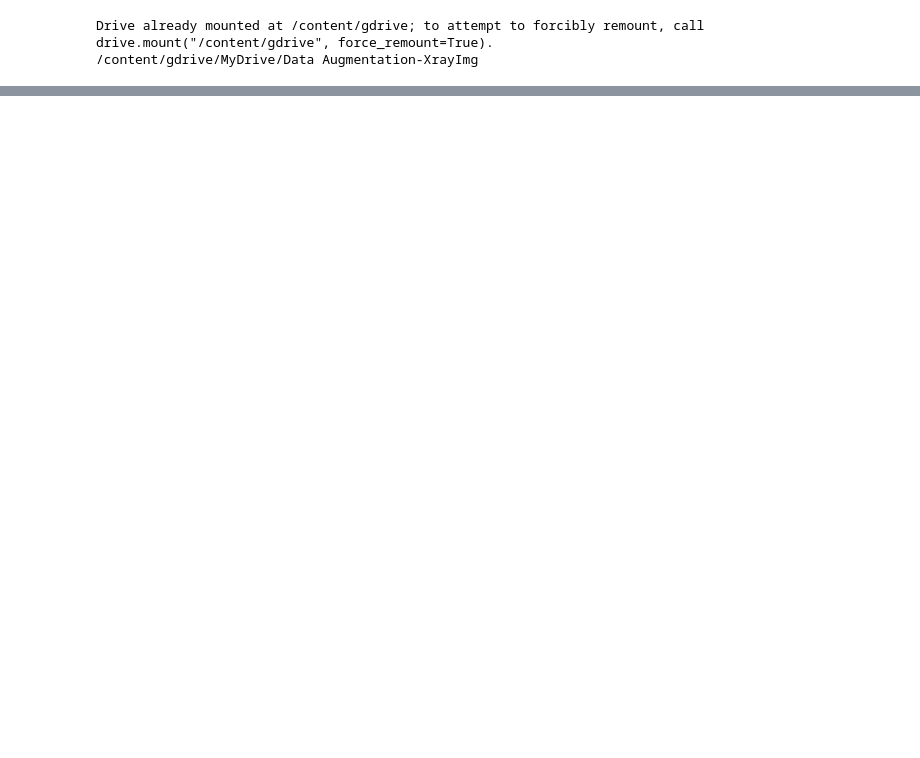
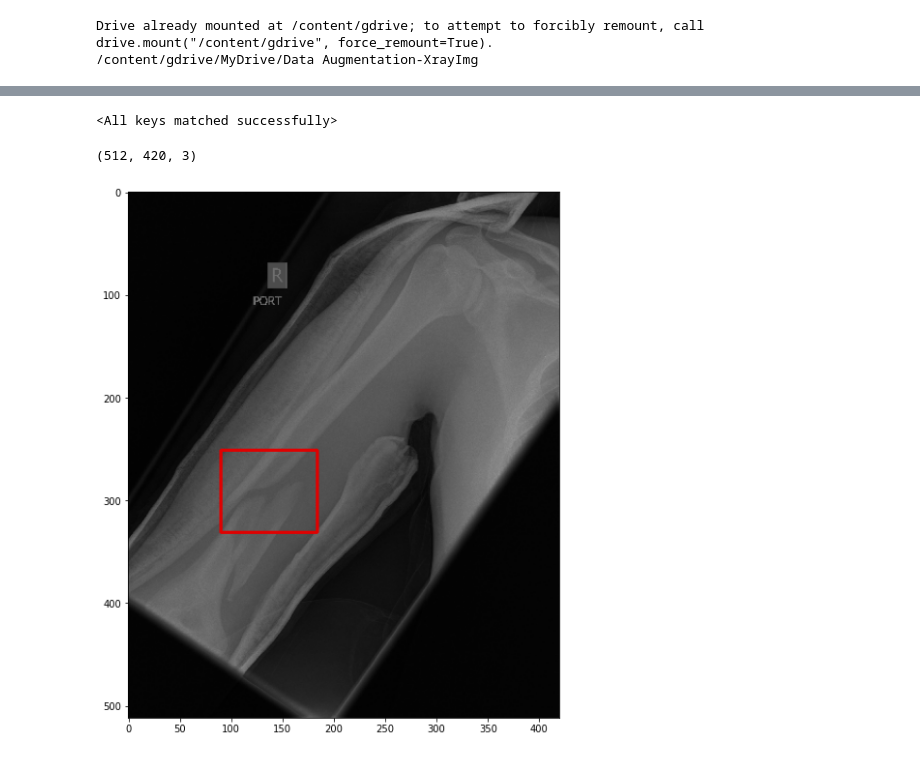
Before and after one commit to manhph2211/Bone-Fracture-Detection, a Jupyter notebook: src/mura/end2end/e2e_torchvision.ipynb, the cells around one changed output, grey strips where cells are left out. Cells and saved outputs as stored; diff of their text form; code cells hidden in the pictures; blank space fills up the shorter version.

```diff
--- a/src/mura/end2end/e2e_torchvision.ipynb
+++ b/src/mura/end2end/e2e_torchvision.ipynb
@@ -68,3 +7,0 @@ def write_json(dic,path):
-# %%
-data=read_json(train_annotations_path)
-print(data['categories'])
@@ -185,14 +7,0 @@ my_draw(item[0],item[1])
-# %%
-# demo img
-!ls ../
-
-seg_model = init_detector(config_file, checkpoint_file, device=device)
-path = item[0]
-img=cv2.imread(path)
-result=inference_detector(seg_model.cpu(), path)
-new_re=convert_bin(result)
-new_re=np.array(new_re)
-new_re=remove_background(img,new_re)
-new_re=equalize_clahe_color(new_re)
-plt.imshow(new_re)
-plt.show()
@@ -245,0 +28,13 @@ class XrayImgDataset(Dataset):
+# %%
+data_train_path = './original/dataDetect_train'
+data_test_path = './original/dataDetect_test'
+train_data_json='./original/train_data.json'
+test_data_json='./original/test_data.json'
+save_train_mask_folder='./original/mask_train'
+save_test_mask_folder='./original/mask_test'
+device='cuda' if torch.cuda.is_available() else 'cpu'
+BATCH_SIZE=4 # CUDA out of memory :(
+EPOCH_N=10
+CLASS_N=2
+WIDTH=300
+HEIGHT=300
@@ -245,0 +47,4 @@ class XrayImgDataset(Dataset):
+# %%
+model.load_state_dict(torch.load("./model.pth"))
+# %% [output]
+<All keys matched successfully>
@@ -245,0 +159,9 @@ class XrayImgDataset(Dataset):
+# %%
+img_paths=list(test_dic.keys())
+anno_paths=list(test_dic.values())
+# %%
+idx= 4
+my_draw(img_paths[idx],anno_paths[idx])
+# %% [output]
+(512, 420, 3)
+[figure, added]
```
Also changed, not shown: parts of 42 cells of this notebook, 1 other file.
